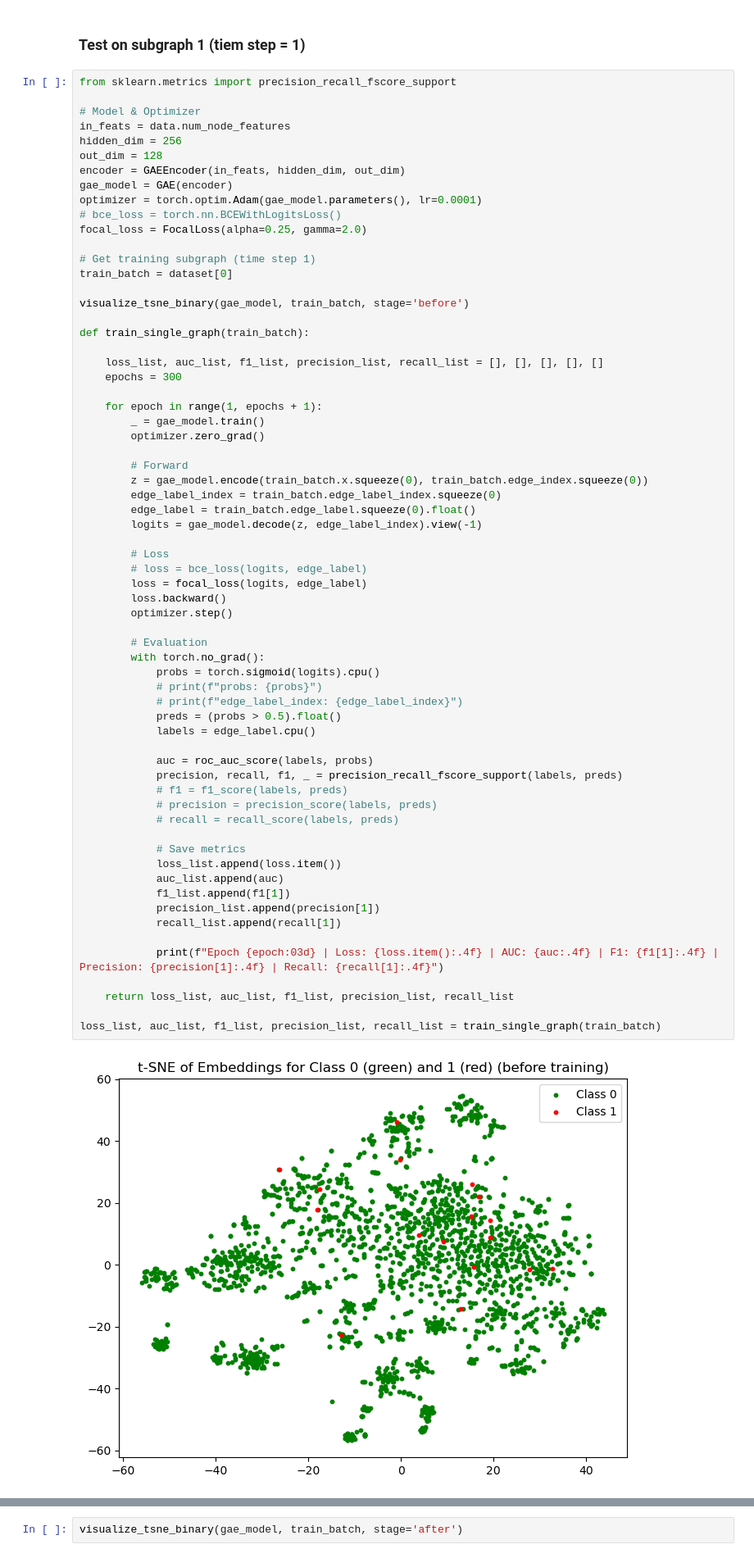
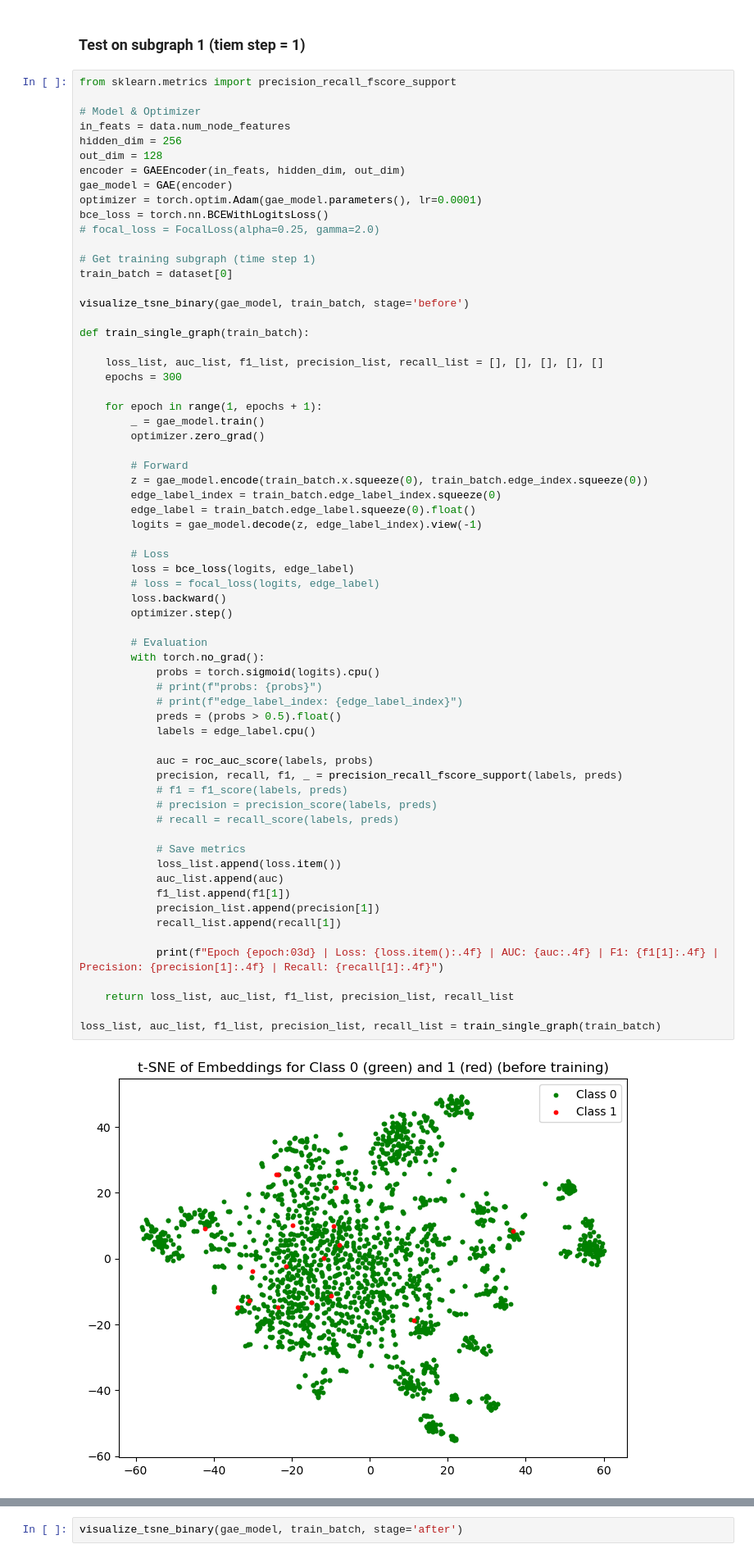
Before and after one commit to git-disl/EllipticPlusPlus, a Jupyter notebook: elliptic/ellitpic_base.ipynb, the cells around one changed output, grey strips where cells are left out. Shown at 82% size. Cells and saved outputs as stored; diff of their text form.

```diff
--- a/elliptic/ellitpic_base.ipynb
+++ b/elliptic/ellitpic_base.ipynb
@@ -664,8 +680,8 @@ out_dim = 128
 encoder = GAEEncoder(in_feats, hidden_dim, out_dim)
 gae_model = GAE(encoder)
 optimizer = torch.optim.Adam(gae_model.parameters(), lr=0.0001)
-# bce_loss = torch.nn.BCEWithLogitsLoss()
-focal_loss = FocalLoss(alpha=0.25, gamma=2.0)
+bce_loss = torch.nn.BCEWithLogitsLoss()
+# focal_loss = FocalLoss(alpha=0.25, gamma=2.0)
 
 # Get training subgraph (time step 1)
 train_batch = dataset[0]
@@ -688,39 +704,39 @@ def train_single_graph(train_batch):
         logits = gae_model.decode(z, edge_label_index).view(-1)
 
         # Loss
-        # loss = bce_loss(logits, edge_label)
-        loss = focal_loss(logits, edge_label)
+        loss = bce_loss(logits, edge_label)
+        # loss = focal_loss(logits, edge_label)
         loss.backward()
         optimizer.step()
 
         # Evaluation
         with torch.no_grad():
             probs = torch.sigmoid(logits).cpu()
             # print(f"probs: {probs}")
             # print(f"edge_label_index: {edge_label_index}")
             preds = (probs > 0.5).float()
             labels = edge_label.cpu()
 
             auc = roc_auc_score(labels, probs)
             precision, recall, f1, _ = precision_recall_fscore_support(labels, preds)
             # f1 = f1_score(labels, preds)
             # precision = precision_score(labels, preds)
             # recall = recall_score(labels, preds)
 
             # Save metrics
             loss_list.append(loss.item())
             auc_list.append(auc)
             f1_list.append(f1[1])
             precision_list.append(precision[1])
             recall_list.append(recall[1])
 
             print(f"Epoch {epoch:03d} | Loss: {loss.item():.4f} | AUC: {auc:.4f} | F1: {f1[1]:.4f} | Precision: {precision[1]:.4f} | Recall: {recall[1]:.4f}")
 
     return loss_list, auc_list, f1_list, precision_list, recall_list
 
 loss_list, auc_list, f1_list, precision_list, recall_list = train_single_graph(train_batch)
 # %% [output]
-[figure, old version]
+[figure, new version]
 Precision is ill-defined and being set to 0.0 in labels with no predicted samples. Use `zero_division` parameter to control this behavior.
 
 
```
Also changed, not shown: parts of 9 cells of this notebook.
